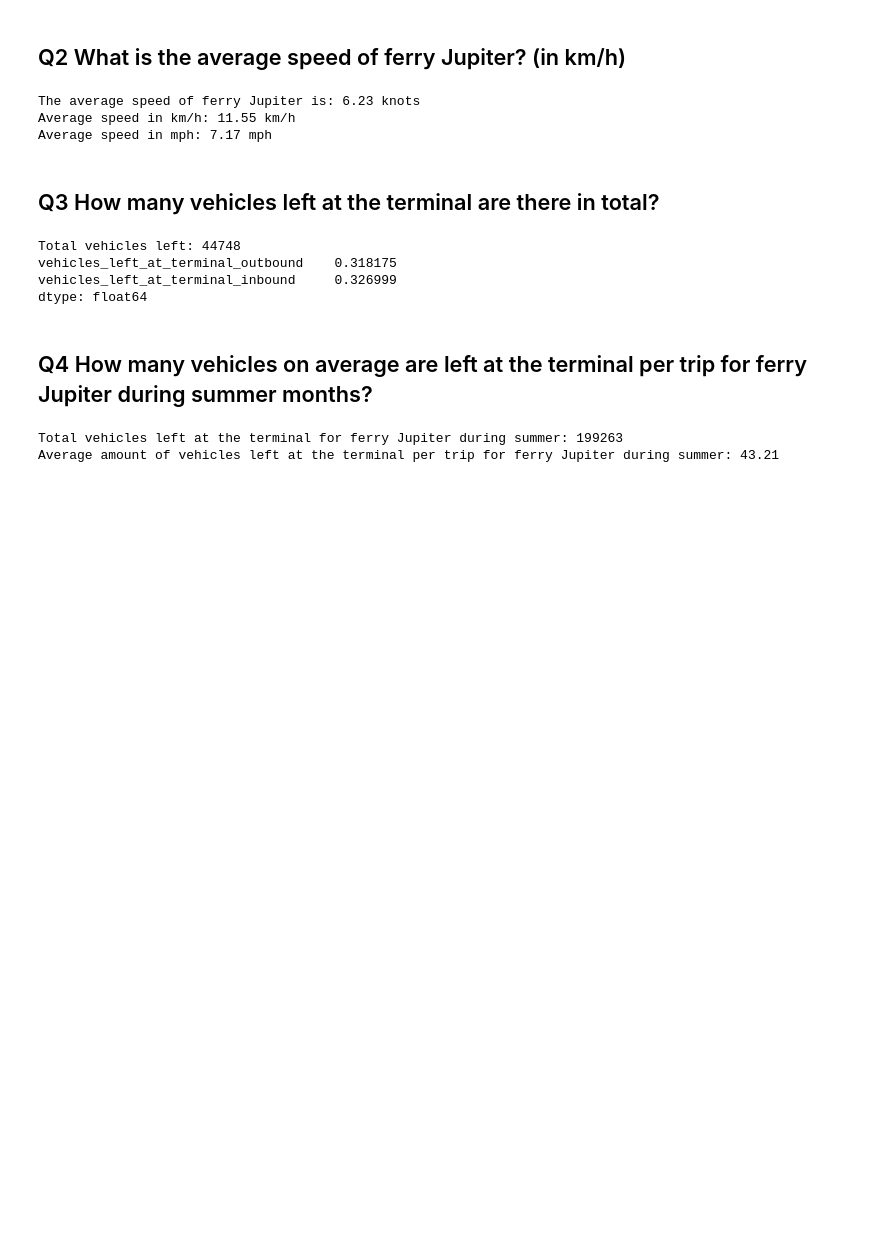
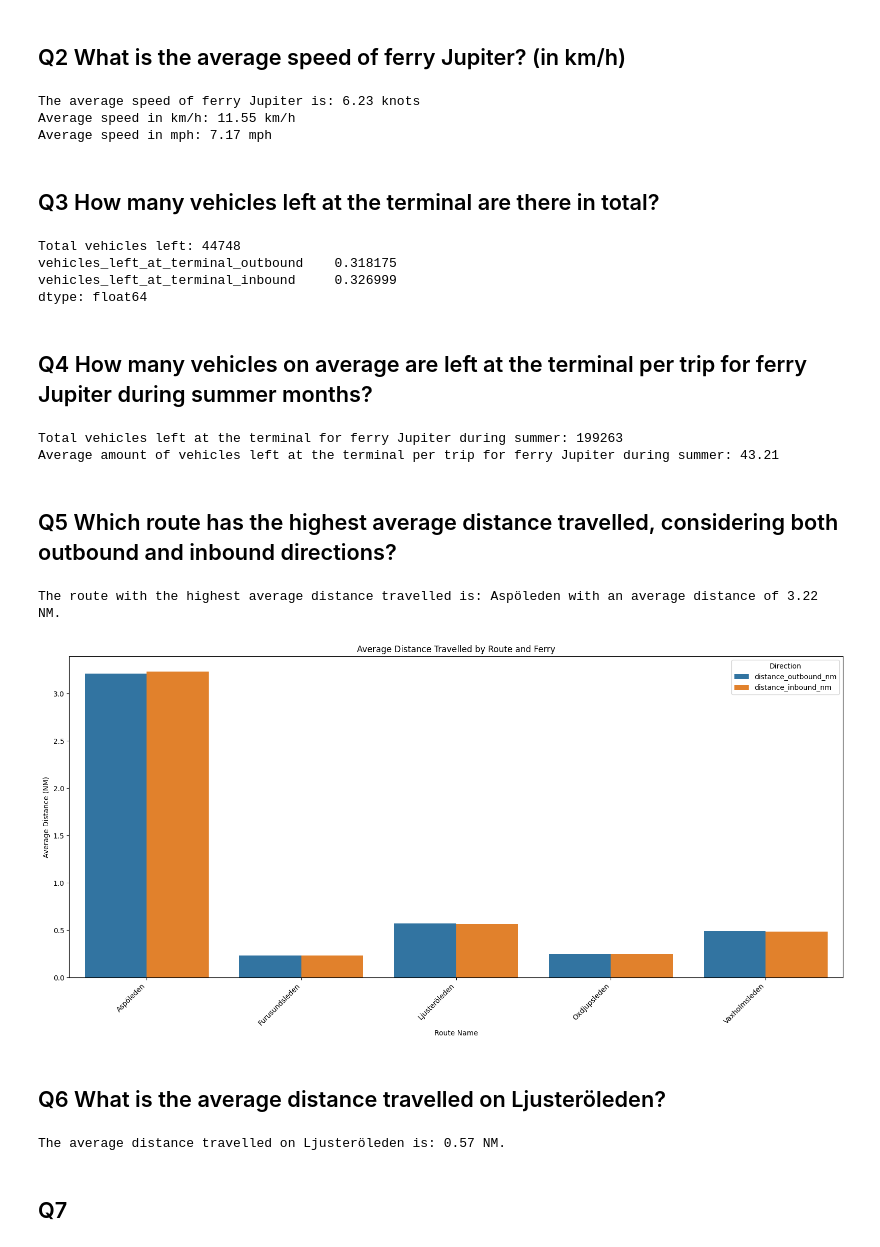
Before and after one commit to vildly/lighthouse-sensor-bot, a Jupyter notebook: backend/ValidateSyntheticQuestions.ipynb, the cells around one changed output. Cells and saved outputs as stored; diff of their text form; code cells hidden in the pictures; blank space fills up the shorter version.

```diff
--- a/backend/ValidateSyntheticQuestions.ipynb
+++ b/backend/ValidateSyntheticQuestions.ipynb
@@ -170,3 +170,55 @@ print(f"Average amount of vehicles left at the terminal per trip for ferry Jupit
 # %% [output]
 Total vehicles left at the terminal for ferry Jupiter during summer: 199263
 Average amount of vehicles left at the terminal per trip for ferry Jupiter during summer: 43.21
+# %% [markdown]
+## Q5 Which route has the highest average distance travelled, considering both outbound and inbound directions?
+# %%
+def distance_travelled_analysis(df):
+    distance_data = df[['route_name', 'ferry_name', 'distance_outbound_nm', 'distance_inbound_nm']].copy() # Added .copy() to avoid SettingWithCopyWarning
+
+    # Drop null values
+    distance_data = distance_data.dropna()
+
+    # Calculate the average distance for each leg (outbound and inbound)
+    distance_by_route_ferry = distance_data.groupby(['route_name', 'ferry_name'])[['distance_outbound_nm', 'distance_inbound_nm']].mean().reset_index()
+
+    # Calculate the overall average distance for each route and ferry
+    distance_by_route_ferry['average_distance_nm'] = (distance_by_route_ferry['distance_outbound_nm'] + distance_by_route_ferry['distance_inbound_nm']) / 2
+
+    # Group by route_name and calculate the mean of the overall average distance
+    average_distance_by_route = distance_by_route_ferry.groupby('route_name')['average_distance_nm'].mean().reset_index()
+
+    # Find the route with the highest average distance
+    route_with_highest_distance = average_distance_by_route.loc[average_distance_by_route['average_distance_nm'].idxmax()]
+
+    print(f"The route with the highest average distance travelled is: {route_with_highest_distance['route_name']} with an average distance of {route_with_highest_distance['average_distance_nm']:.2f} NM.")
+
+    distance_by_route_ferry_melted = distance_by_route_ferry.melt(
+        id_vars=['route_name', 'ferry_name'],
+        value_vars=['distance_outbound_nm', 'distance_inbound_nm'],
+        var_name='direction',
+        value_name='average_distance_nm_leg' # Renamed to avoid confusion
+    )
+
+    plt.figure(figsize=(16, 8))
+    sns.barplot(
+        data=distance_by_route_ferry_melted,
+        x='route_name',
+        y='average_distance_nm_leg',
+        hue='direction'
+    )
+    plt.xticks(rotation=45, ha='right')
+    plt.title('Average Distance Travelled by Route and Ferry')
+    plt.xlabel('Route Name')
+    plt.ylabel('Average Distance (NM)')
+    plt.legend(title='Direction')
+    plt.tight_layout()
+    plt.show()
+
+# Call the function
+distance_travelled_analysis(ferry_data)
+# %% [output]
+The route with the highest average distance travelled is: Aspöleden with an average distance of 3.22 NM.
+[figure, added]
+# %% [markdown]
+## Q6 What is the average distance travelled on Ljusteröleden?
@@ -172,0 +241,6 @@ Average amount of vehicles left at the terminal per trip for ferry Jupiter durin
+# %%
+average_distance_on_ljusteroleden(ferry_data)
+# %% [output]
+The average distance travelled on Ljusteröleden is: 0.57 NM.
+# %% [markdown]
+## Q7
```
Also changed, not shown: parts of 3 cells of this notebook.
